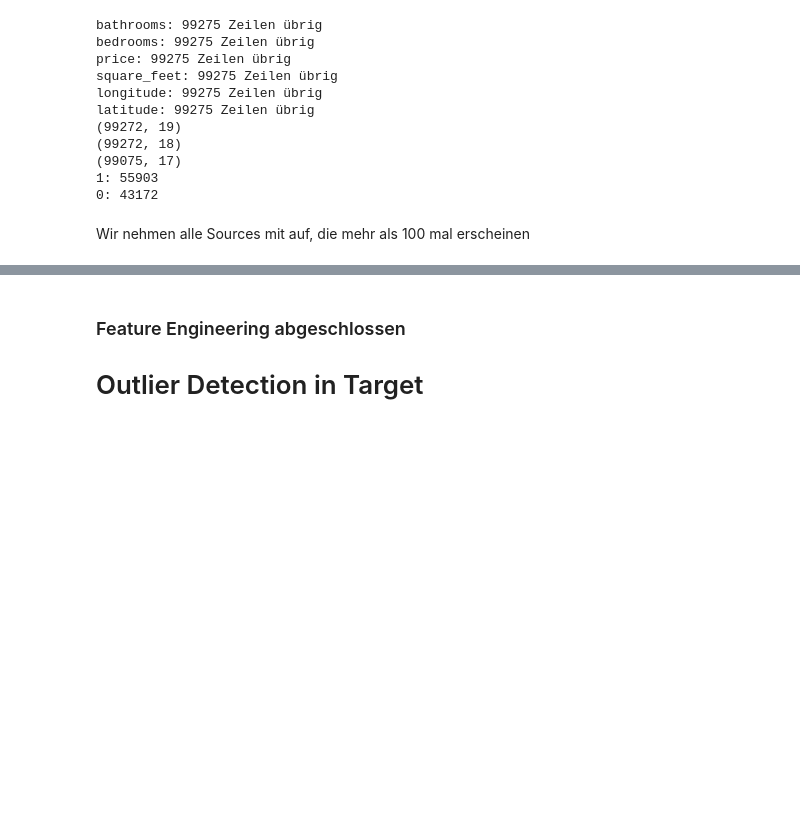
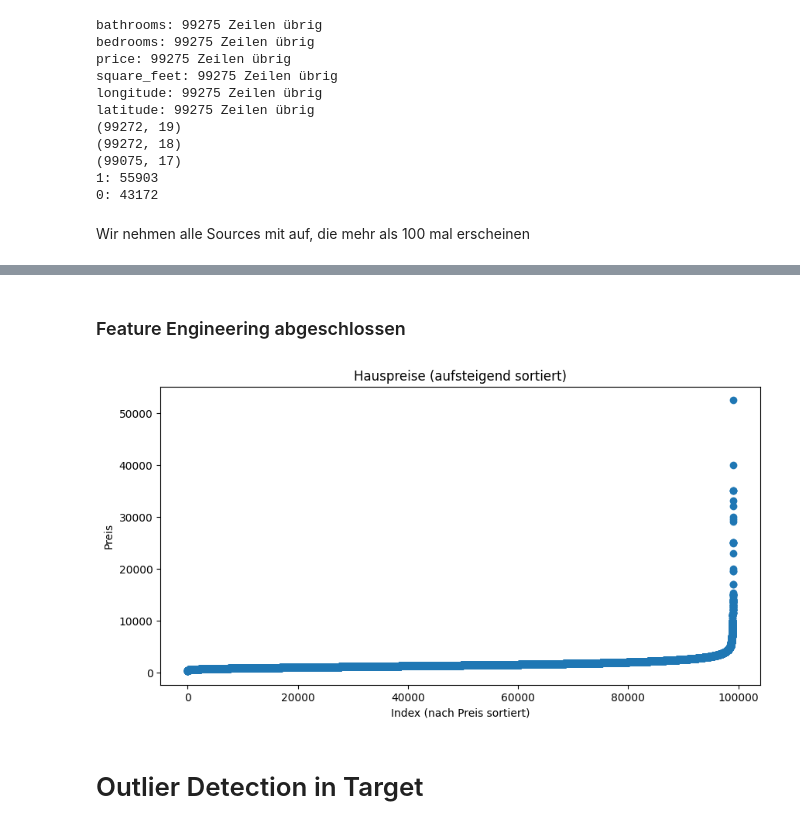
Before and after one commit to FelixFritz02/DataProject-WS-25-26, a Jupyter notebook: data_preprocessing.ipynb, the cells around one changed output, grey strips where cells are left out. Drawn from its saved outputs; the diff is of its cells as text; code cells hidden in the pictures; blank space fills up the shorter version.

```diff
--- a/data_preprocessing.ipynb
+++ b/data_preprocessing.ipynb
@@ -211,4 +213,19 @@ print(X_clean.head())
+# %% [markdown]
+### Feature Engineering abgeschlossen
+# %%
+import matplotlib.pyplot as plt
+# Preise sortieren
+prices_sorted = X_clean["price"].sort_values().reset_index(drop=True)
+
+# Plot
+
+plt.figure(figsize=(10, 5))
+plt.scatter(range(len(prices_sorted)), prices_sorted.values)
+plt.xlabel("Index (nach Preis sortiert)")
+plt.ylabel("Preis")
+plt.title("Hauspreise (aufsteigend sortiert)")
+plt.show()
+# %% [output]
+[figure, added]
 # %% [markdown]
-### Feature Engineering abgeschlossen
-
 # Outlier Detection in Target
```
Also changed, not shown: parts of 8 cells of this notebook.
